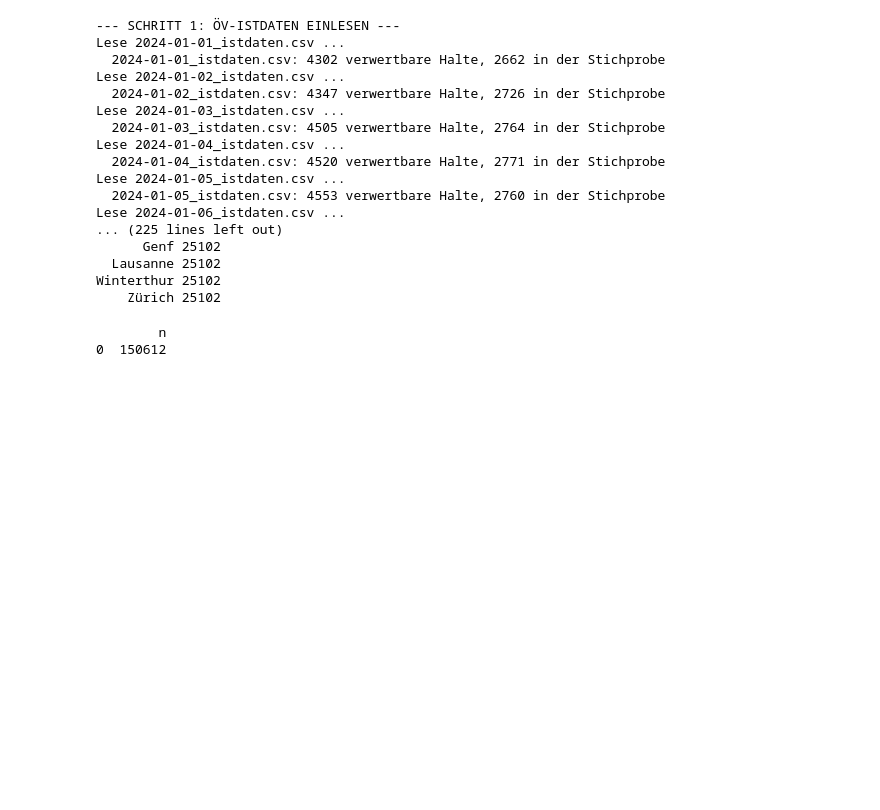
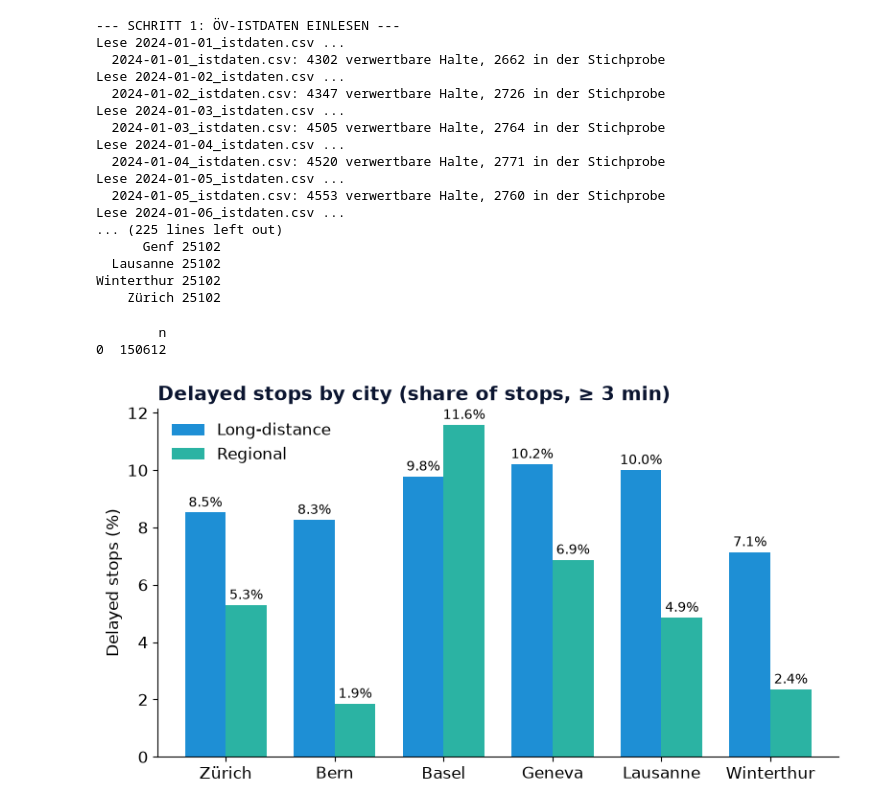
Before and after one commit to buechno1/Projekt_Data-Analytics, a Jupyter notebook: 03_final.ipynb, the cells around one changed output. Cells and saved outputs as stored; diff of their text form; code cells hidden in the pictures; blank space fills up the shorter version.

Commit message:
Code für Bar Charts ergänzt

```diff
--- a/03_final.ipynb
+++ b/03_final.ipynb
@@ -336,3 +336,33 @@ conn.close()
 # %% [output]
         n
 0  150612
+# %%
+import sqlite3
+import pandas as pd
+import matplotlib.pyplot as plt
+
+conn = sqlite3.connect("project_transit_weather.db")
+df = pd.read_sql("SELECT city, mode, precipitation, delayed FROM transit_weather_data", conn)
+conn.close()
+
+# Farben aus der Präsentation
+BLUE, TEAL, ORANGE, DARK = "#1E8FD5", "#2BB3A3", "#E4572E", "#0B1530"
+plt.rcParams.update({"font.size": 12, "axes.spines.top": False, "axes.spines.right": False})
+# %%
+order = ["Zürich", "Bern", "Basel", "Genf", "Lausanne", "Winterthur"]
+by_city = (df.groupby(["city", "mode"])["delayed"].mean().unstack().loc[order] * 100)
+
+ax = by_city[["Fernverkehr", "Regionalverkehr"]].plot(
+    kind="bar", color=[BLUE, TEAL], width=0.75, figsize=(8, 4.5))
+ax.set_title("Delayed stops by city (share of stops, ≥ 3 min)", loc="left", color=DARK, fontweight="bold")
+ax.set_xlabel("")
+ax.set_ylabel("Delayed stops (%)")
+ax.set_xticklabels(["Zürich", "Bern", "Basel", "Geneva", "Lausanne", "Winterthur"], rotation=0)
+ax.legend(["Long-distance", "Regional"], frameon=False)
+for c in ax.containers:
+    ax.bar_label(c, fmt="%.1f%%", fontsize=10, padding=2)
+plt.tight_layout()
+plt.savefig("chart_city.png", dpi=200, facecolor="white")
+plt.show()
+# %% [output]
+[figure, added]
```
Also changed, not shown: parts of 1 cell of this notebook, 2 other files.
